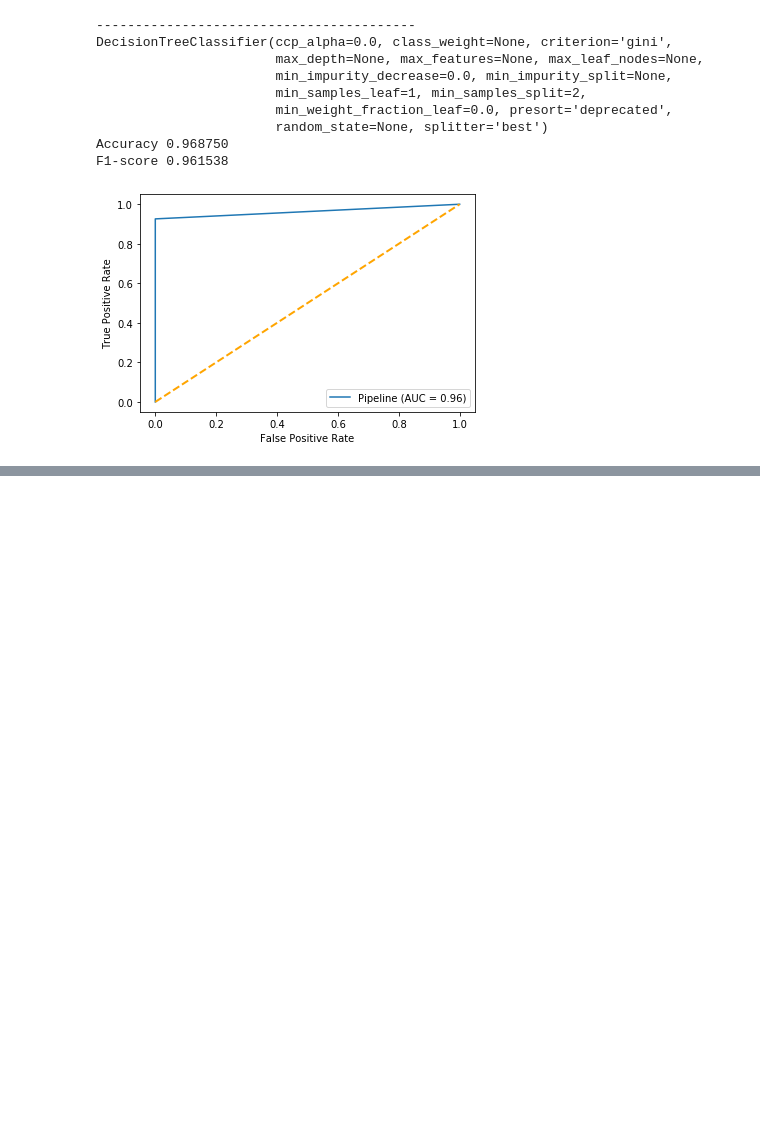
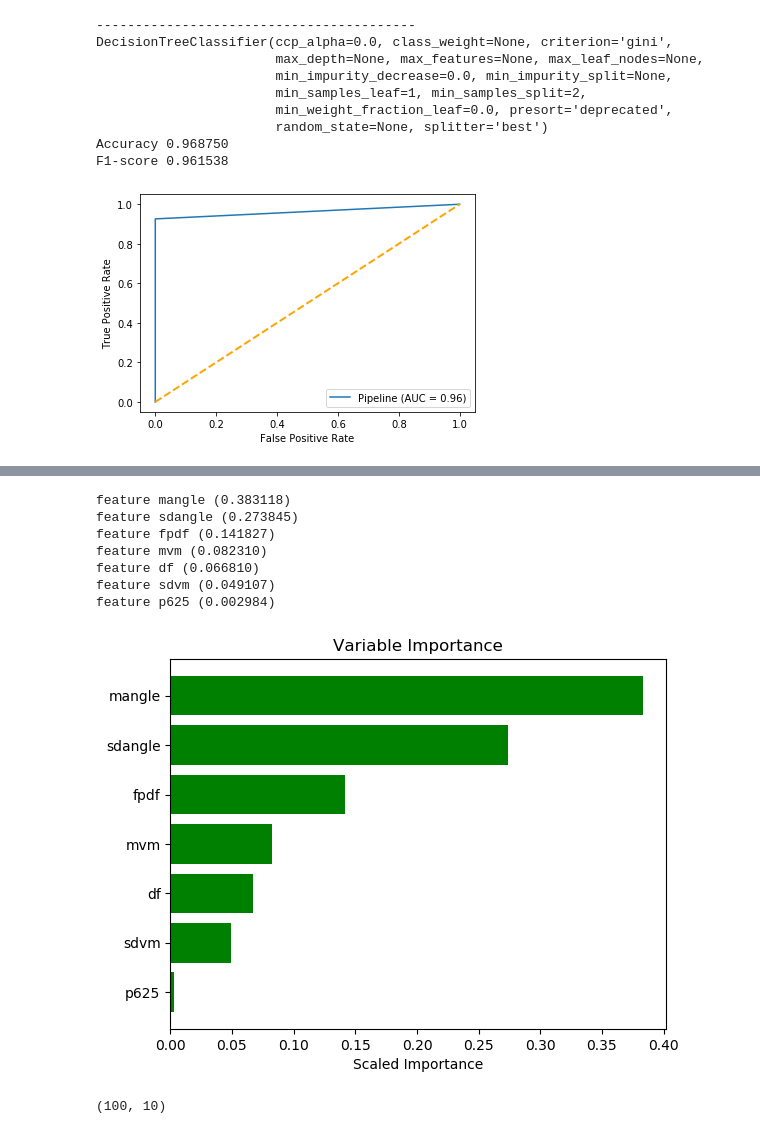
Before and after one commit to RaterBai/Activity-Recognition, a Jupyter notebook: code/modeling.ipynb, the cells around one changed output, grey strips where cells are left out. Drawn from its saved outputs; the diff is of its cells as text; code cells hidden in the pictures; blank space fills up the shorter version.

Commit message:
feature importance added

```diff
--- a/code/modeling.ipynb
+++ b/code/modeling.ipynb
@@ -110,6 +110,8 @@ DecisionTreeClassifier(ccp_alpha=0.0, class_weight=None, criterion='gini',
 Accuracy 0.968750
 F1-score 0.961538
 [figure]
+# %%
+X_r = PCA(n_components=2).fit_transform(X)
 # %%
 X_train, X_test, y_train, y_test = train_test_split(X_r, Y, test_size = 0.4, random_state = 123, shuffle=True)
 # %%
@@ -187,3 +189,11 @@ DecisionTreeClassifier(ccp_alpha=0.0, class_weight=None, criterion='gini',
 Accuracy 0.968750
 F1-score 0.961538
 [figure]
+# %%
+# calculate feature importance of random forest classifer
+clf = RandomForestClassifier()
+pipeline = Pipeline([
+    ('normalizer', StandardScaler()),  # normalize data
+    ('clf', clf)  # fit Logistic regression model
+])
+pipeline.fit(X_train, y_train)
@@ -189,0 +217,38 @@ F1-score 0.961538
+# %%
+importances = pipeline['clf'].feature_importances_
+features = ['mvm', "sdvm", "df", "p625", "fpdf", "mangle", "sdangle"]
+imp_dict = {
+    'feature' : features,
+    'importance' : importances
+}
+df_imp = pd.DataFrame.from_dict(imp_dict)
+df_imp = df_imp.sort_values(by = ['importance'], ascending=False)
+# %%
+for f in range(X.shape[1]):
+    print("feature %s (%f)" % (features[indices[f]], importances[indices[f]]))
+
+# Plot the impurity-based feature importances of the forest
+import matplotlib.pyplot as plt
+plt.rcdefaults()
+fig, ax = plt.subplots()
+y_pos = np.arange(7)
+ax.barh(y_pos, df_imp.importance, align = 'center', color = 'green', ecolor='black')
+ax.set_yticks(y_pos)
+ax.set_yticklabels(df_imp.feature)
+ax.invert_yaxis()
+ax.set_xlabel('Scaled Importance')
+ax.set_title('Variable Importance')
+plt.show()
+# %% [output]
+feature mangle (0.383118)
+feature sdangle (0.273845)
+feature fpdf (0.141827)
+feature mvm (0.082310)
+feature df (0.066810)
+feature sdvm (0.049107)
+feature p625 (0.002984)
+[figure, added]
+# %%
+data_created[data_created.group == 0].shape
+# %% [output]
+(100, 10)
```
Also changed, not shown: parts of 3 cells of this notebook.
